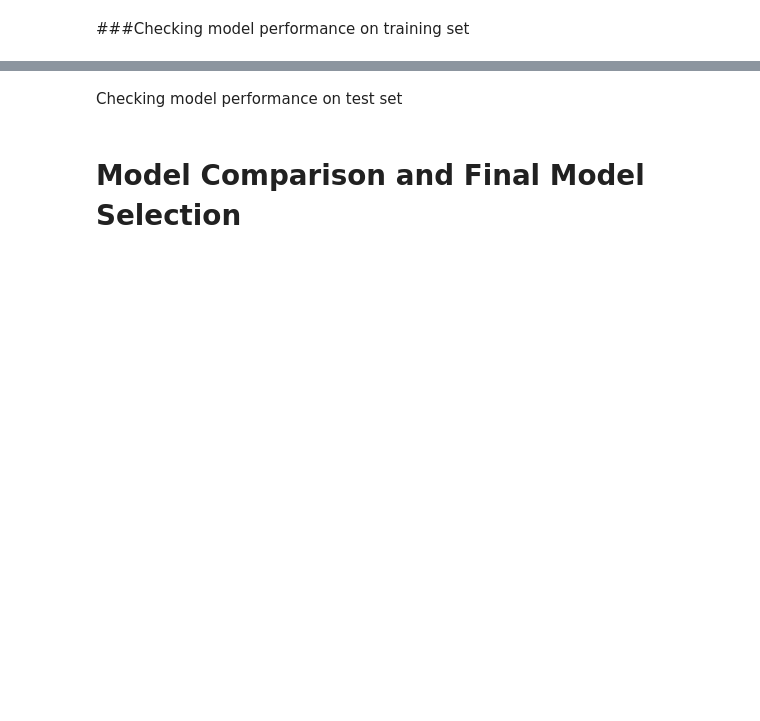
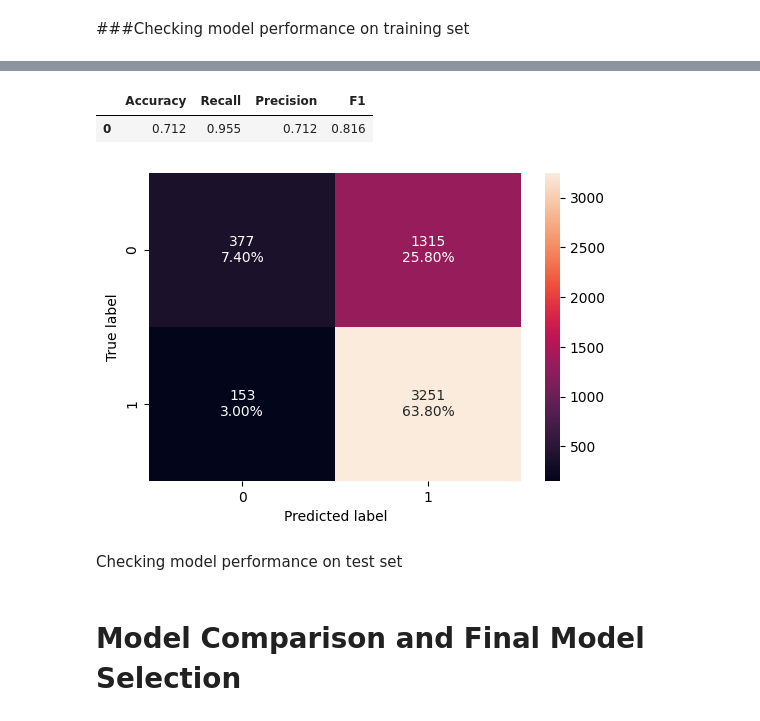
Before and after one commit to uday-d4/UTAI_AdvancedMachineLearningProject, a Jupyter notebook: Project_Full_Code_Notebook_EasyVisa (1).ipynb, the cells around one changed output, grey strips where cells are left out. Saved outputs shown, nothing was run; the diff lists cells and outputs as text; code cells hidden in the pictures; blank space fills up the shorter version.

```diff
--- a/Project_Full_Code_Notebook_EasyVisa (1).ipynb
+++ b/Project_Full_Code_Notebook_EasyVisa (1).ipynb
@@ -1055,7 +1300,11 @@ xgb_tuned_model_train_perf
 # %%
-confusion_matrix_sklearn(xgb_tuned, X_train, y_train)
+confusion_matrix_sklearn(xgb_tuned, X_val, y_val)
 xgb_tuned_model_val_perf = model_performance_classification_sklearn(xgb_tuned,X_val, y_val)
 xgb_tuned_model_val_perf
+# %% [output]
+|  | Accuracy | Recall | Precision | F1 |
+| 0 | 0.712 | 0.955 | 0.712 | 0.816 |
+[figure, added]
 # %% [markdown]
 Checking model performance on test set
 # %% [markdown]
```
Also changed, not shown: parts of 43 cells of this notebook.
